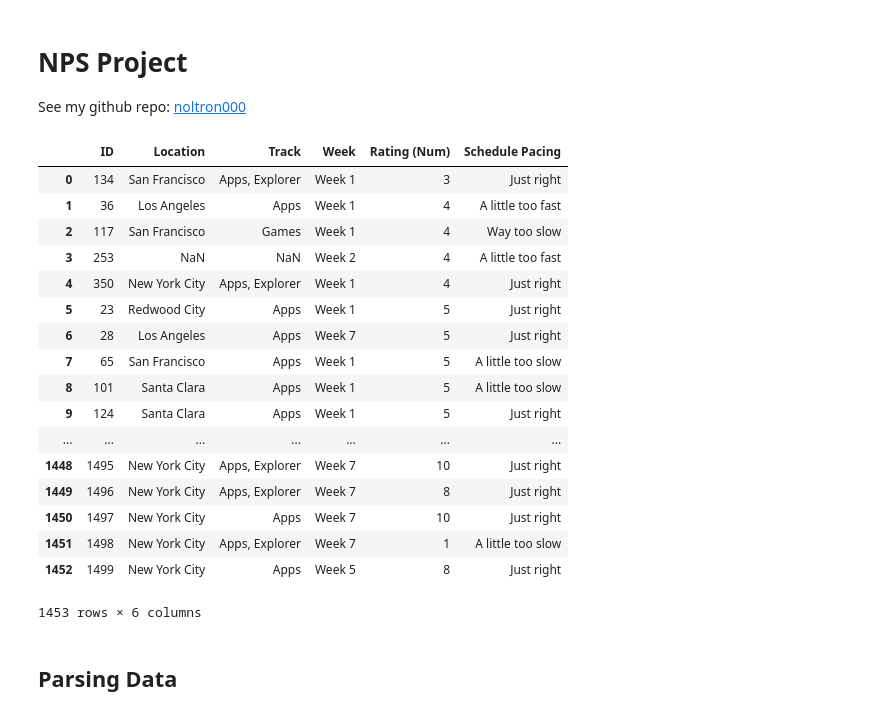
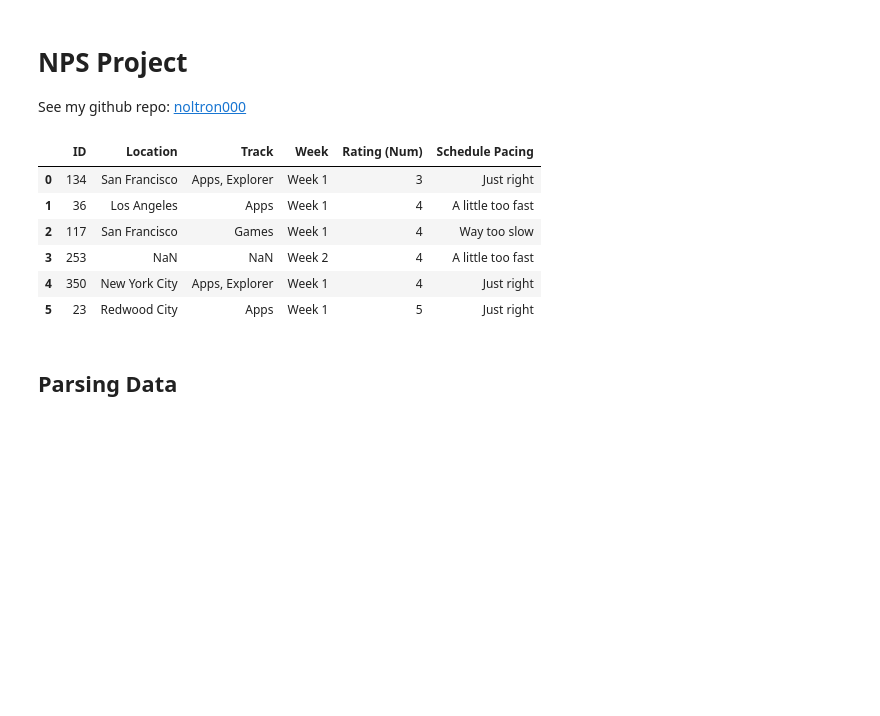
Before and after one commit to noltron000-coursework/ds-1-1-nps-project, a Jupyter notebook: project.ipynb, the cells around one changed output. Drawn from its saved outputs; the diff is of its cells as text; code cells hidden in the pictures; blank space fills up the shorter version.

```diff
--- a/project.ipynb
+++ b/project.ipynb
@@ -8,26 +9,15 @@ import seaborn
 
 data = pandas.read_csv('surveys/2017/student_feedback.csv')
 # %%
-data
+data.head(6)
 # %% [output]
 |  | ID | Location | Track | Week | Rating (Num) | Schedule Pacing |
 | 0 | 134 | San Francisco | Apps, Explorer | Week 1 | 3 | Just right |
 | 1 | 36 | Los Angeles | Apps | Week 1 | 4 | A little too fast |
 | 2 | 117 | San Francisco | Games | Week 1 | 4 | Way too slow |
 | 3 | 253 | NaN | NaN | Week 2 | 4 | A little too fast |
 | 4 | 350 | New York City | Apps, Explorer | Week 1 | 4 | Just right |
 | 5 | 23 | Redwood City | Apps | Week 1 | 5 | Just right |
-| 6 | 28 | Los Angeles | Apps | Week 7 | 5 | Just right |
-| 7 | 65 | San Francisco | Apps | Week 1 | 5 | A little too slow |
-| 8 | 101 | Santa Clara | Apps | Week 1 | 5 | A little too slow |
-| 9 | 124 | Santa Clara | Apps | Week 1 | 5 | Just right |
-| ... | ... | ... | ... | ... | ... | ... |
-| 1448 | 1495 | New York City | Apps, Explorer | Week 7 | 10 | Just right |
-| 1449 | 1496 | New York City | Apps, Explorer | Week 7 | 8 | Just right |
-| 1450 | 1497 | New York City | Apps | Week 7 | 10 | Just right |
-| 1451 | 1498 | New York City | Apps, Explorer | Week 7 | 1 | A little too slow |
-| 1452 | 1499 | New York City | Apps | Week 5 | 8 | Just right |
-1453 rows × 6 columns
 # %% [markdown]
 ## Parsing Data
 # %%
```
Also changed, not shown: parts of 10 cells of this notebook.
